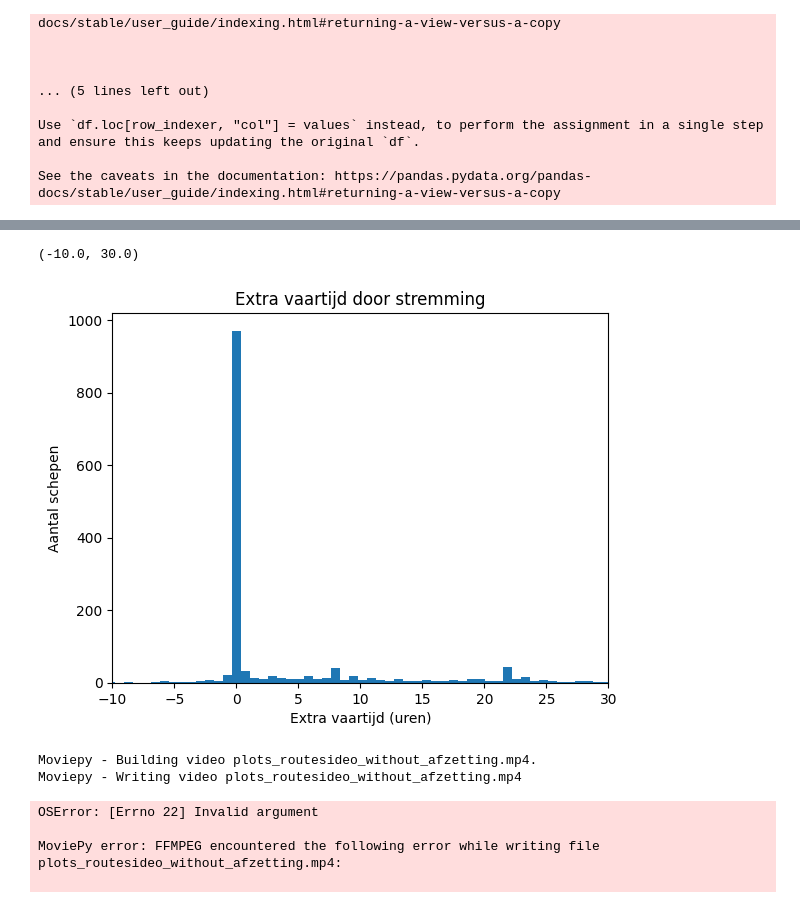
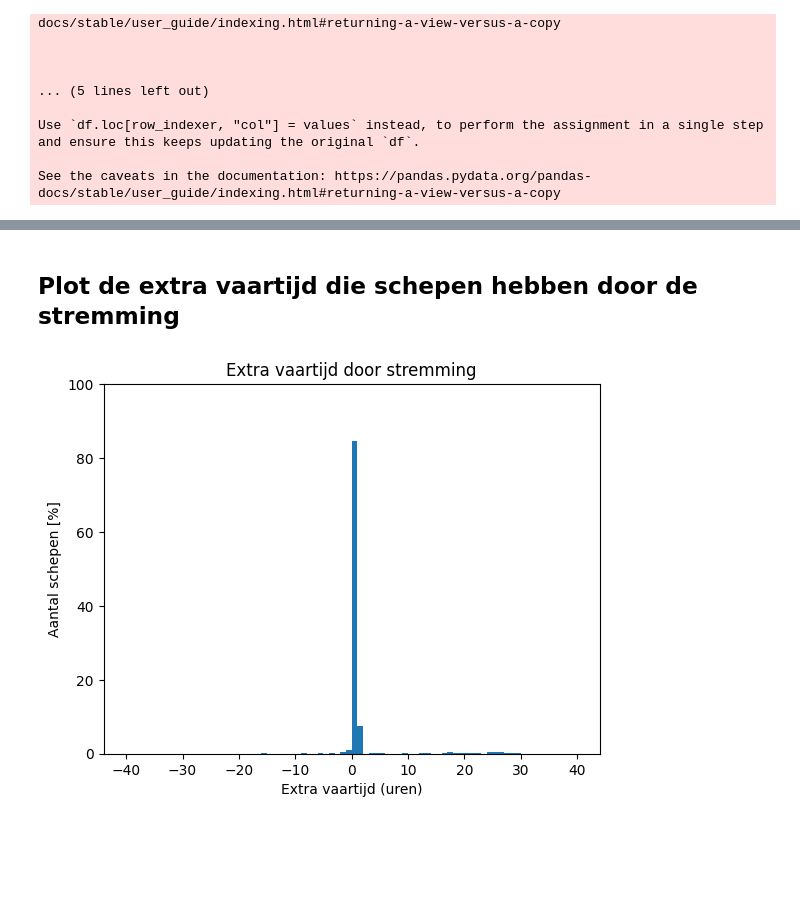
Before and after one commit to Deltares-research/digitaltwin-waterway, a Jupyter notebook: notebooks/ivs/analysis_lock_waiting_times.ipynb, the cells around one changed output, grey strips where cells are left out. Drawn from its saved outputs; the diff is of its cells as text; code cells hidden in the pictures; blank space fills up the shorter version.

Commit message:
documentatie toevoegen

```diff
--- a/notebooks/ivs/analysis_lock_waiting_times.ipynb
+++ b/notebooks/ivs/analysis_lock_waiting_times.ipynb
@@ -62,5 +121,0 @@ Text(0.5, 0.98, 'Wachtrij lengte bij Doorslagsluis')
-# %%
-import geopandas as gpd
-
-vessels_log_without_afzetting = gpd.read_file('plots_routes/trajectories_without_afzetting.gpkg')
-vessels_log_with_afzetting = gpd.read_file('plots_routes/trajectories_with_afzetting.gpkg')
@@ -66,0 +142,11 @@ vessels_log_with_afzetting = gpd.read_file('plots_routes/trajectories_with_afzet
+# %%
+import geopandas as gpd
+def get_vessels_log():
+    vessels_log_without_afzetting = gpd.read_file('output/plots_routes/trajectories_afzetting_False.gpkg')
+    vessels_log_with_afzetting = gpd.read_file('output/plots_routes/trajectories_afzetting_True.gpkg')
+    vessels_log_without_afzetting['t'] = pd.to_datetime(vessels_log_without_afzetting['t'], format='ISO8601', yearfirst=True)
+    vessels_log_with_afzetting['t'] = pd.to_datetime(vessels_log_with_afzetting['t'], format='ISO8601', yearfirst=True)
+    return vessels_log_without_afzetting, vessels_log_with_afzetting
+
+vessels_log_with_afzetting, vessels_log_without_afzetting = get_vessels_log()
+vessels_log_with_afzetting.head()
@@ -67,17 +155,18 @@ vessels_log_with_afzetting = gpd.read_file('plots_routes/trajectories_with_afzet
 # %%
-vessels_log_without_afzetting['t'] = pd.to_datetime(vessels_log_without_afzetting['t'], format='ISO8601', yearfirst=True)
-vessels_log_with_afzetting['t'] = pd.to_datetime(vessels_log_with_afzetting['t'], format='ISO8601', yearfirst=True)
 
-grouped_with_afzetting = vessels_log_with_afzetting.groupby('object_id')['t'].agg(['max', 'min'])
-grouped_with_afzetting['max'][grouped_with_afzetting['max']>pd.Timestamp('2023-10-13')] =pd.Timestamp('2023-10-13')
-grouped_with_afzetting['time'] = grouped_with_afzetting['max'] - grouped_with_afzetting['min']
+def get_vessel_times_all(vessels_log_with_afzetting, vessels_log_without_afzetting):
+    grouped_with_afzetting = vessels_log_with_afzetting.groupby('object_id')['t'].agg(['max', 'min'])
+    grouped_with_afzetting['max'][grouped_with_afzetting['max']>pd.Timestamp('2023-10-13')] =pd.Timestamp('2023-10-13')
+    grouped_with_afzetting['time'] = grouped_with_afzetting['max'] - grouped_with_afzetting['min']
 
-grouped_without_afzetting = vessels_log_without_afzetting.groupby('object_id')['t'].agg(['max', 'min'])
-grouped_without_afzetting['max'][grouped_without_afzetting['max']>pd.Timestamp('2023-10-13')] =pd.Timestamp('2023-10-13')
-grouped_without_afzetting['time'] = grouped_without_afzetting['max'] - grouped_without_afzetting['min']
+    grouped_without_afzetting = vessels_log_without_afzetting.groupby('object_id')['t'].agg(['max', 'min'])
+    grouped_without_afzetting['max'][grouped_without_afzetting['max']>pd.Timestamp('2023-10-13')] =pd.Timestamp('2023-10-13')
+    grouped_without_afzetting['time'] = grouped_without_afzetting['max'] - grouped_without_afzetting['min']
 
-vessel_times_df = pd.concat([grouped_with_afzetting, grouped_without_afzetting], axis=1, keys=['met_afzetting', 'zonder_afzetting']).dropna()
-vessel_times_df['difference (h)'] = (vessel_times_df[('zonder_afzetting', 'max')] - vessel_times_df[('met_afzetting', 'max')]).dt.total_seconds()/60/60
+    vessel_times_df = pd.concat([grouped_with_afzetting, grouped_without_afzetting], axis=1, keys=['met_afzetting', 'zonder_afzetting']).dropna()
+    vessel_times_df['difference (h)'] = (vessel_times_df[('met_afzetting', 'max')] - vessel_times_df[('zonder_afzetting', 'max')]).dt.total_seconds()/60/60
+    return vessel_times_df
+vessel_times_df = get_vessel_times_all(vessels_log_with_afzetting, vessels_log_without_afzetting)
 # %% [output]
 ChainedAssignmentError: behaviour will change in pandas 3.0!
 You are setting values through chained assignment. Currently this works in certain cases, but when using Copy-on-Write (which will become the default behaviour in pandas 3.0) this will never work to u ...
@@ -119,35 +207,11 @@ vessel_times_df.to_csv('plots_routes/vessel_times.csv')
+# %% [markdown]
+## Plot de extra vaartijd die schepen hebben door de stremming
 # %%
-vessel_times_df['difference (h)'].plot(kind='hist', bins=100, title='Extra vaartijd door stremming', ylabel='Aantal schepen', xlabel='Extra vaartijd (uren)')
-plt.xlim(-10, 30)
+import numpy as np
+
+data = vessel_times_df['difference (h)']
+data.plot(kind='hist', weights=np.ones(len(data)) / len(data)*100, bins=80, title='Extra vaartijd door stremming', ylabel='Aantal schepen [%]', xlabel='Extra vaartijd (uren)', range=(-40,40))
+plt.ylim(0, 100)
+plt.savefig('output/extra_time/extra_vaartijd_stremming.png')
 # %% [output]
-(-10.0, 30.0)
-[figure, old version]
+[figure, new version]
-# %%
-import os
-from moviepy.editor import *
-image_folder_without_afzetting=r'D:\Users\ALPF\Documents\projecten\Digital twin vaarwegen\digitaltwin-waterway\dtv_backend\plots_routes\trajectories without afzetting'
-image_folder_with_afzetting=r'D:\Users\ALPF\Documents\projecten\Digital twin vaarwegen\digitaltwin-waterway\dtv_backend\plots_routes\trajectories with afzetting'
-
-fps=13
-
-image_files_without_afzetting = [os.path.join(image_folder_without_afzetting,img)
-               for img in os.listdir(image_folder_without_afzetting)
-               if img.endswith(".png")]
-
-image_files_with_afzetting = [os.path.join(image_folder_with_afzetting,img)
-               for img in os.listdir(image_folder_with_afzetting)
-               if img.endswith(".png")]
-
-clip_without_afzetting = ImageSequenceClip(image_files_without_afzetting, fps=fps)
-clip_with_afzetting = ImageSequenceClip(image_files_with_afzetting, fps=fps)
-
-clip_without_afzetting.write_videofile(r'D:\Users\ALPF\Documents\projecten\Digital twin vaarwegen\digitaltwin-waterway\dtv_backend\plots_routes\video_without_afzetting.mp4')
-clip_with_afzetting.write_videofile(r'D:\Users\ALPF\Documents\projecten\Digital twin vaarwegen\digitaltwin-waterway\dtv_backend\plots_routes\video_with_afzetting.mp4')
-#clip.ipython_display(width = 360)
-# %% [output]
-Moviepy - Building video plots_routesideo_without_afzetting.mp4.
-Moviepy - Writing video plots_routesideo_without_afzetting.mp4
-OSError: [Errno 22] Invalid argument
-
-MoviePy error: FFMPEG encountered the following error while writing file plots_routesideo_without_afzetting.mp4:
-
```
Also changed, not shown: parts of 21 cells of this notebook, 4 other files.
